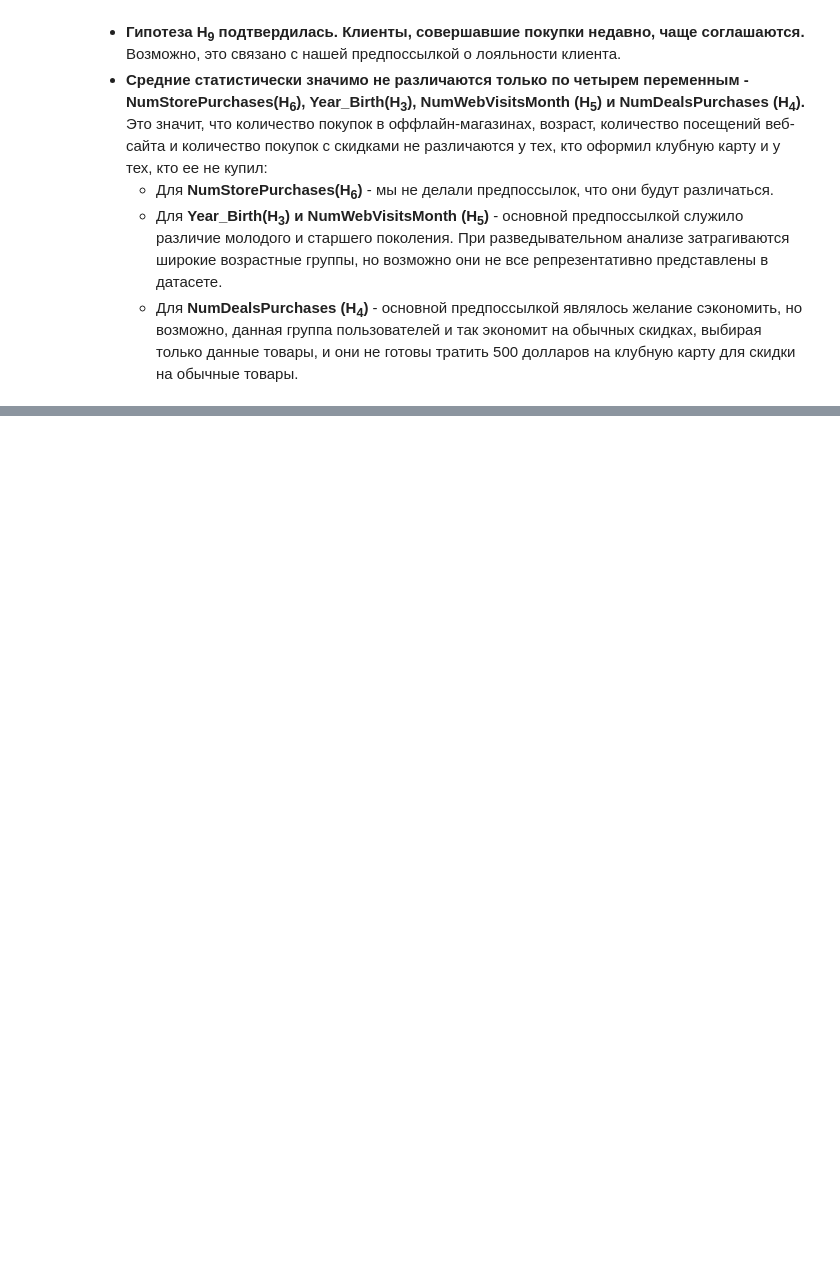
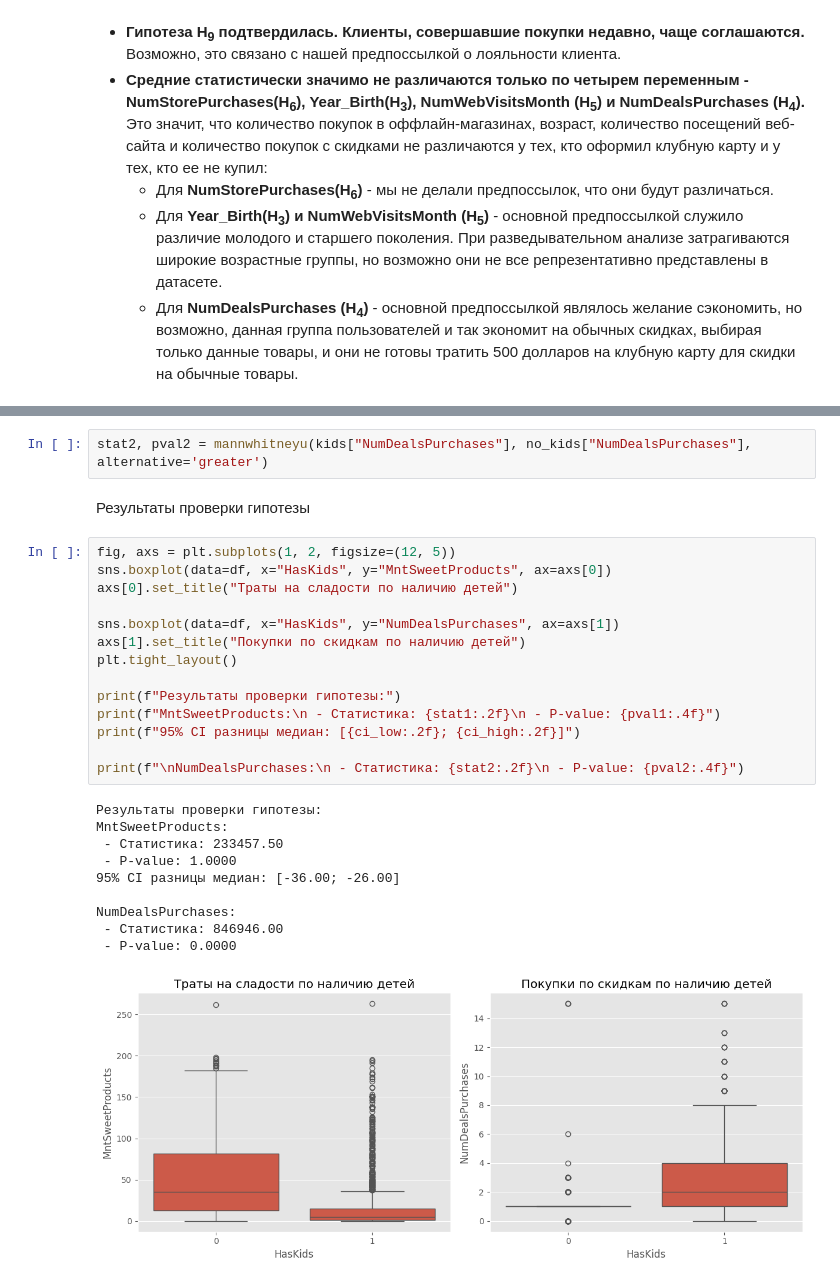
Before and after one commit to AndreyTrichev/customer-purchase-prediction, a Jupyter notebook: EDA_plus_test.ipynb, the cells around one changed output, grey strips where cells are left out. Drawn from its saved outputs; the diff is of its cells as text; blank space fills up the shorter version.

Commit message:
Добавил гипотезы Lapin в общий ноутбук

```diff
--- a/EDA_plus_test.ipynb
+++ b/EDA_plus_test.ipynb
@@ -1165,0 +1229,29 @@ results_df.sort_values('p-value')
+# %%
+stat2, pval2 = mannwhitneyu(kids["NumDealsPurchases"], no_kids["NumDealsPurchases"], alternative='greater')
+# %% [markdown]
+Результаты проверки гипотезы
+# %%
+fig, axs = plt.subplots(1, 2, figsize=(12, 5))
+sns.boxplot(data=df, x="HasKids", y="MntSweetProducts", ax=axs[0])
+axs[0].set_title("Траты на сладости по наличию детей")
+
+sns.boxplot(data=df, x="HasKids", y="NumDealsPurchases", ax=axs[1])
+axs[1].set_title("Покупки по скидкам по наличию детей")
+plt.tight_layout()
+
+print(f"Результаты проверки гипотезы:")
+print(f"MntSweetProducts:\n - Статистика: {stat1:.2f}\n - P-value: {pval1:.4f}")
+print(f"95% CI разницы медиан: [{ci_low:.2f}; {ci_high:.2f}]")
+
+print(f"\nNumDealsPurchases:\n - Статистика: {stat2:.2f}\n - P-value: {pval2:.4f}")
+# %% [output]
+Результаты проверки гипотезы:
+MntSweetProducts:
+ - Статистика: 233457.50
+ - P-value: 1.0000
+95% CI разницы медиан: [-36.00; -26.00]
+
+NumDealsPurchases:
+ - Статистика: 846946.00
+ - P-value: 0.0000
+[figure, added]
```
Also changed, not shown: parts of 21 cells of this notebook.
